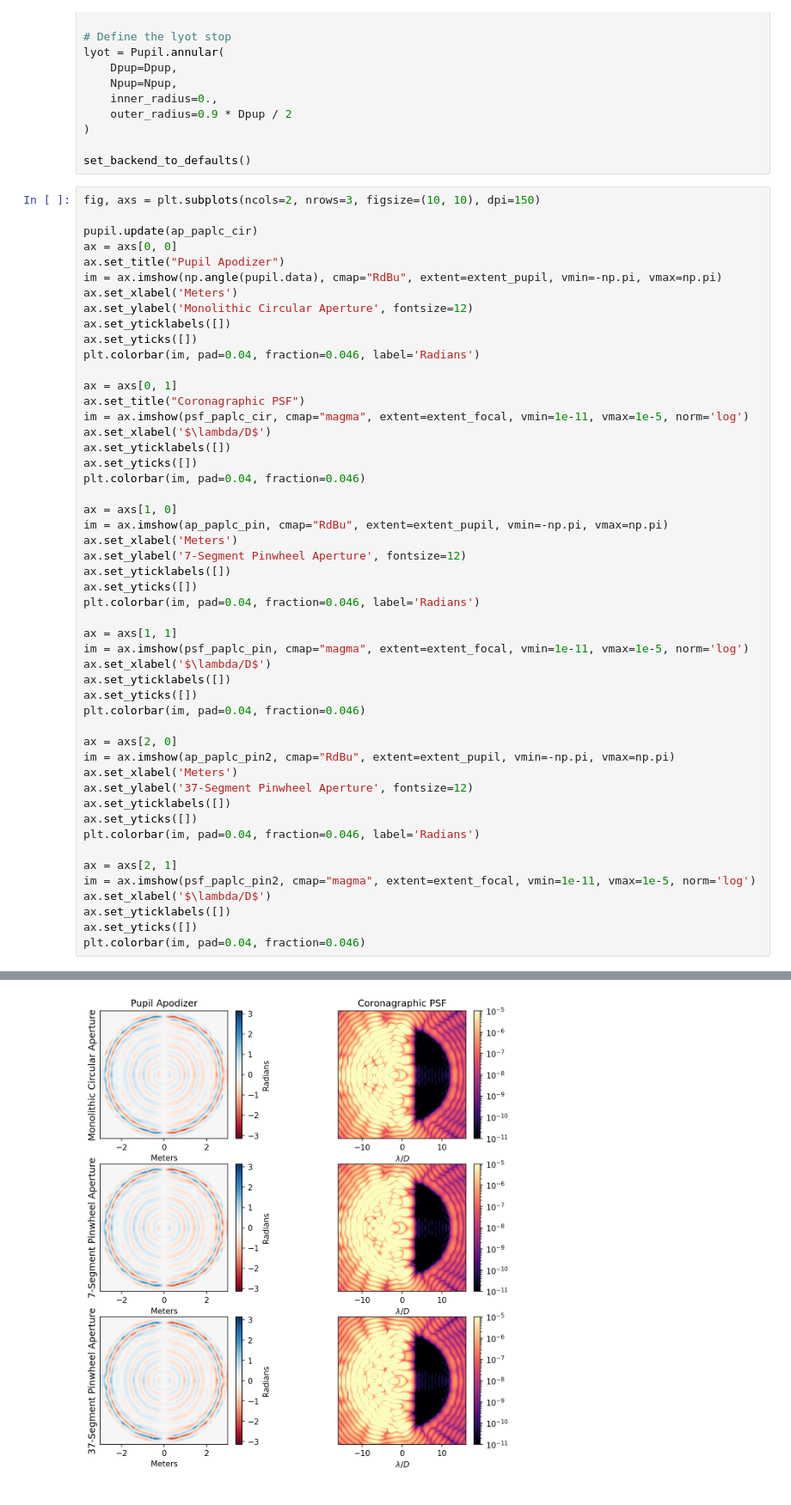
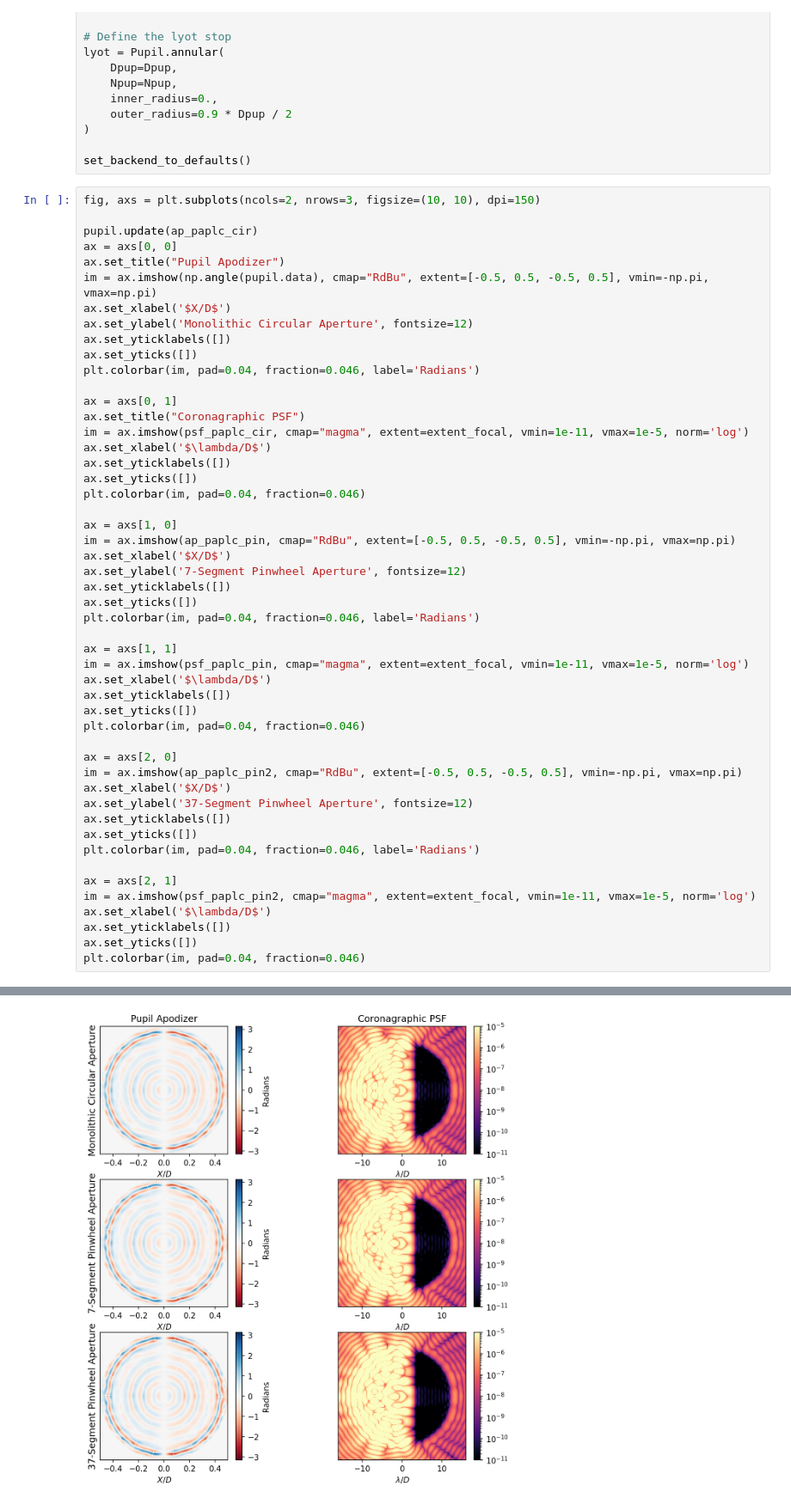
Before and after one commit to zhangderby/wheelies, a Jupyter notebook: figures.ipynb, the cells around one changed output, grey strips where cells are left out. Shown at 86% size. Saved outputs shown, nothing was run; the diff lists cells and outputs as text.

```diff
--- a/figures.ipynb
+++ b/figures.ipynb
@@ -290,8 +290,8 @@ fig, axs = plt.subplots(ncols=2, nrows=3, figsize=(10, 10), dpi=150)
 pupil.update(ap_paplc_cir)
 ax = axs[0, 0]
 ax.set_title("Pupil Apodizer")
-im = ax.imshow(np.angle(pupil.data), cmap="RdBu", extent=extent_pupil, vmin=-np.pi, vmax=np.pi)
-ax.set_xlabel('Meters')
+im = ax.imshow(np.angle(pupil.data), cmap="RdBu", extent=[-0.5, 0.5, -0.5, 0.5], vmin=-np.pi, vmax=np.pi)
+ax.set_xlabel('$X/D$')
 ax.set_ylabel('Monolithic Circular Aperture', fontsize=12)
 ax.set_yticklabels([])
 ax.set_yticks([])
@@ -305,35 +305,35 @@ ax.set_yticklabels([])
 ax.set_yticks([])
 plt.colorbar(im, pad=0.04, fraction=0.046)
 
 ax = axs[1, 0]
-im = ax.imshow(ap_paplc_pin, cmap="RdBu", extent=extent_pupil, vmin=-np.pi, vmax=np.pi)
-ax.set_xlabel('Meters')
+im = ax.imshow(ap_paplc_pin, cmap="RdBu", extent=[-0.5, 0.5, -0.5, 0.5], vmin=-np.pi, vmax=np.pi)
+ax.set_xlabel('$X/D$')
 ax.set_ylabel('7-Segment Pinwheel Aperture', fontsize=12)
 ax.set_yticklabels([])
 ax.set_yticks([])
 plt.colorbar(im, pad=0.04, fraction=0.046, label='Radians')
 
 ax = axs[1, 1]
 im = ax.imshow(psf_paplc_pin, cmap="magma", extent=extent_focal, vmin=1e-11, vmax=1e-5, norm='log')
 ax.set_xlabel('$\lambda/D$')
 ax.set_yticklabels([])
 ax.set_yticks([])
 plt.colorbar(im, pad=0.04, fraction=0.046)
 
 ax = axs[2, 0]
-im = ax.imshow(ap_paplc_pin2, cmap="RdBu", extent=extent_pupil, vmin=-np.pi, vmax=np.pi)
-ax.set_xlabel('Meters')
+im = ax.imshow(ap_paplc_pin2, cmap="RdBu", extent=[-0.5, 0.5, -0.5, 0.5], vmin=-np.pi, vmax=np.pi)
+ax.set_xlabel('$X/D$')
 ax.set_ylabel('37-Segment Pinwheel Aperture', fontsize=12)
 ax.set_yticklabels([])
 ax.set_yticks([])
 plt.colorbar(im, pad=0.04, fraction=0.046, label='Radians')
 
 ax = axs[2, 1]
 im = ax.imshow(psf_paplc_pin2, cmap="magma", extent=extent_focal, vmin=1e-11, vmax=1e-5, norm='log')
 ax.set_xlabel('$\lambda/D$')
 ax.set_yticklabels([])
 ax.set_yticks([])
 plt.colorbar(im, pad=0.04, fraction=0.046)
 # %% [output]
 <matplotlib.colorbar.Colorbar at 0x...>
-[figure, old version]
+[figure, new version]
```
Also changed, not shown: parts of 2 cells of this notebook, 2 other files.
